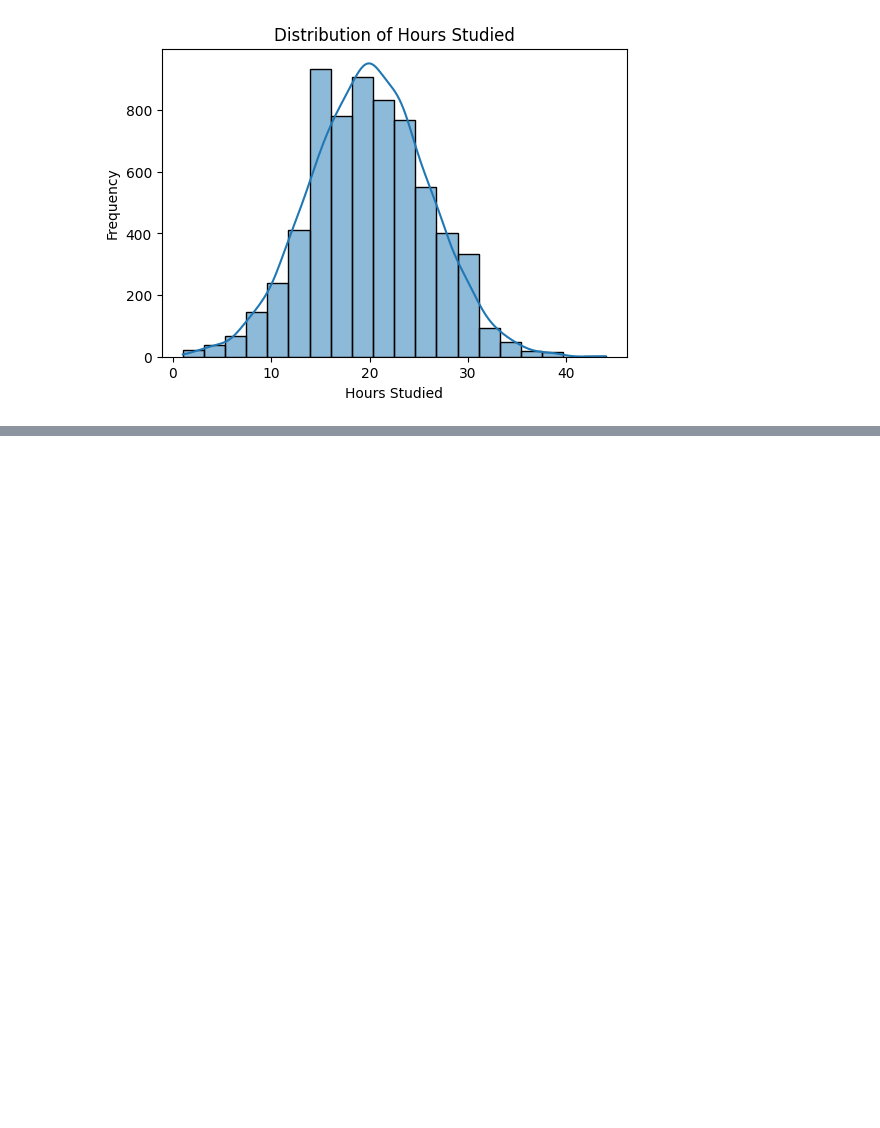
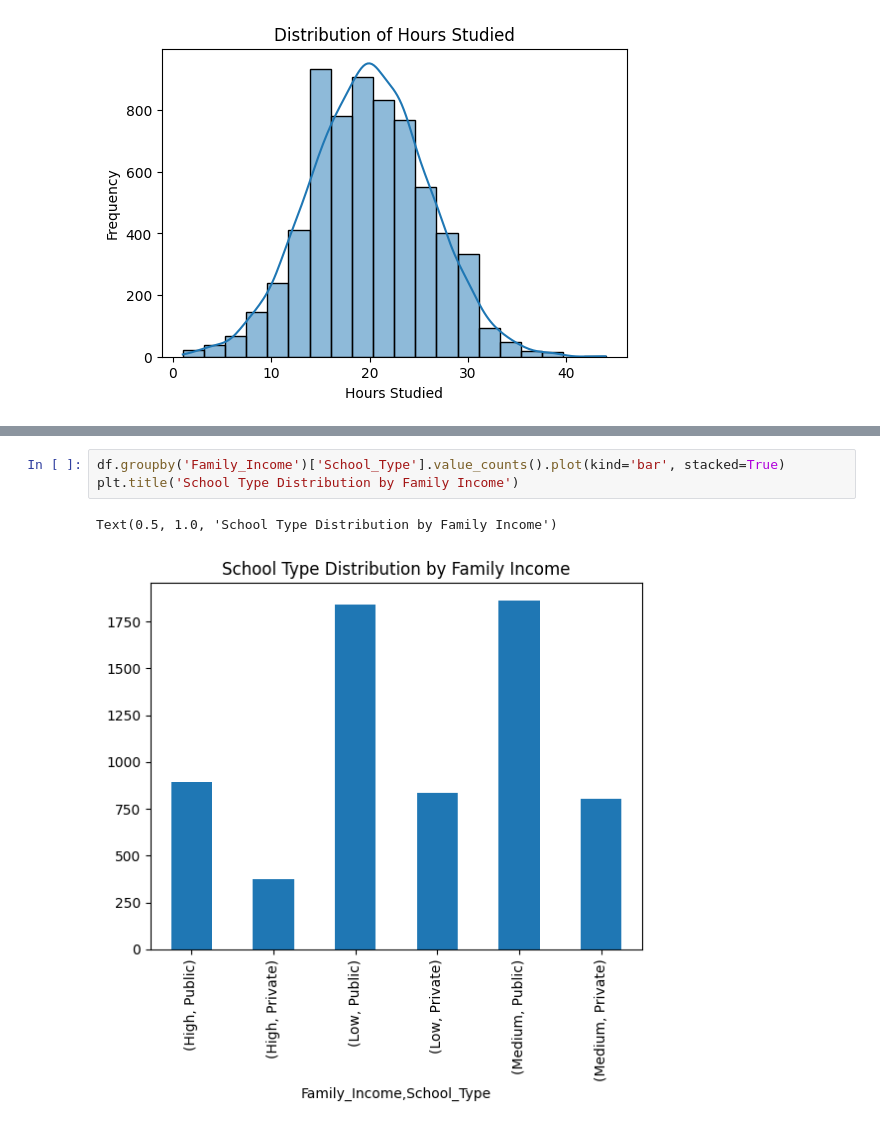
Before and after one commit to laxmansharma1811/Feature_Extraction_Project, a Jupyter notebook: student_performance.ipynb, the cells around one changed output, grey strips where cells are left out. Cells and saved outputs as stored; diff of their text form; blank space fills up the shorter version.

```diff
--- a/student_performance.ipynb
+++ b/student_performance.ipynb
@@ -129,0 +164,6 @@ plt.show()
+# %%
+df.groupby('Family_Income')['School_Type'].value_counts().plot(kind='bar', stacked=True)
+plt.title('School Type Distribution by Family Income')
+# %% [output]
+Text(0.5, 1.0, 'School Type Distribution by Family Income')
+[figure, added]
```
Also changed, not shown: parts of 4 cells of this notebook.
